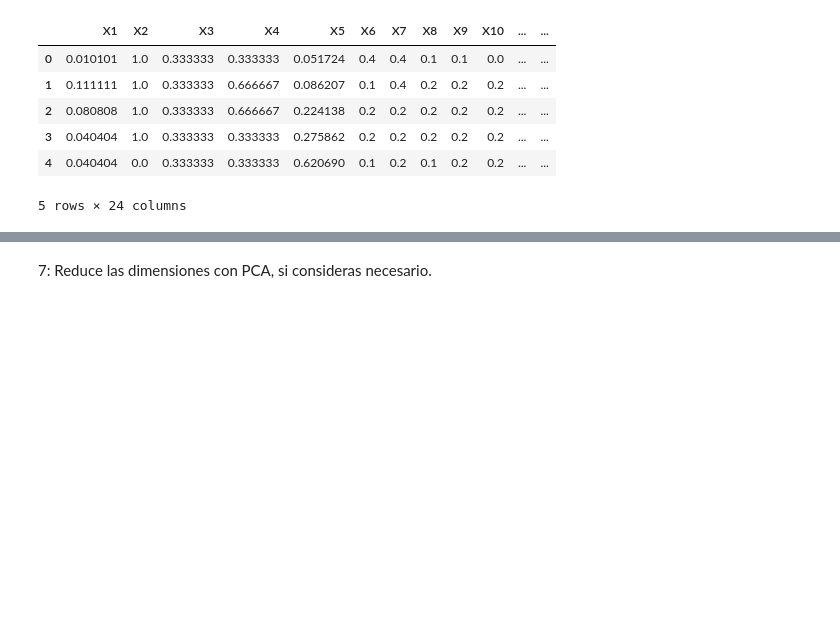
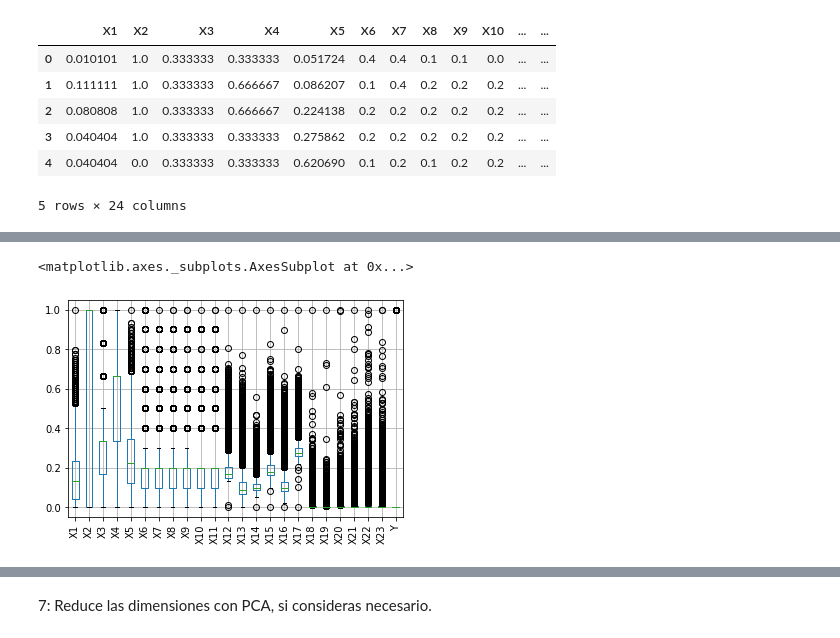
Before and after one commit to PosgradoMNA/actividades-de-aprendizaje-A01794003, a Jupyter notebook: Actividad_Semanal_6,_visualización.ipynb, the cells around one changed output, grey strips where cells are left out. Drawn from its saved outputs; the diff is of its cells as text; code cells hidden in the pictures; blank space fills up the shorter version.

```diff
--- a/Actividad_Semanal_6,_visualización.ipynb
+++ b/Actividad_Semanal_6,_visualización.ipynb
@@ -731,3 +743,8 @@ print(YoEscalono_df.head())
 4  0.001615  0.001284  0.0
 
 [5 rows x 24 columns]
+# %%
+YoEscalono_df.boxplot(rot=90)
+# %% [output]
+<matplotlib.axes._subplots.AxesSubplot at 0x...>
+[figure, added]
```
Also changed, not shown: parts of 20 cells of this notebook.
